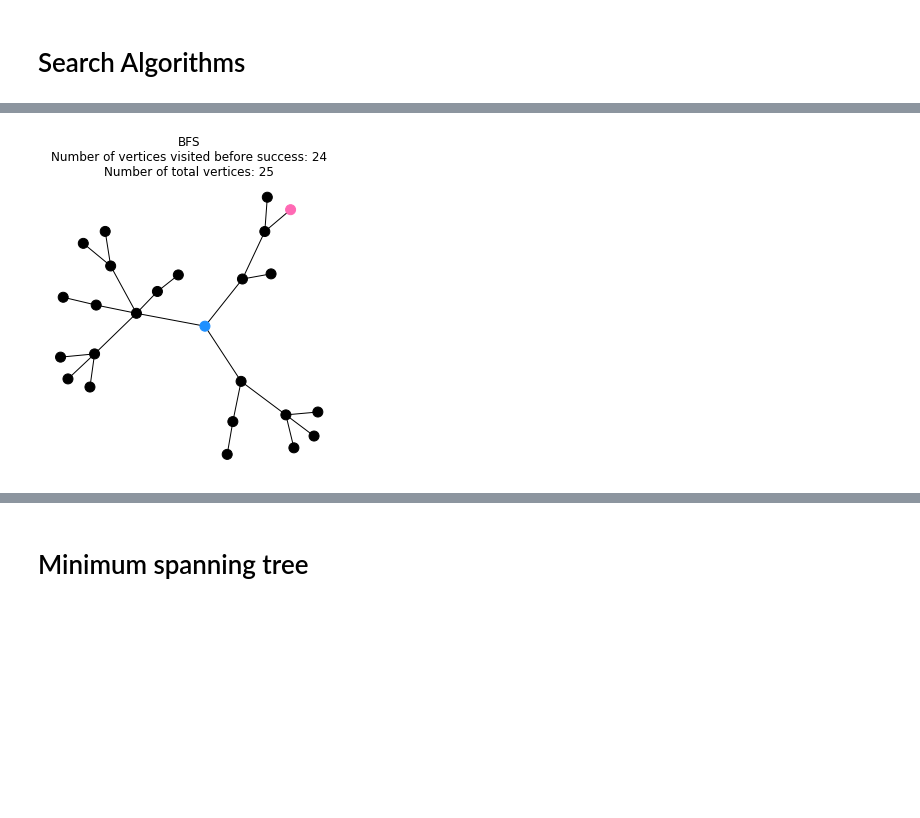
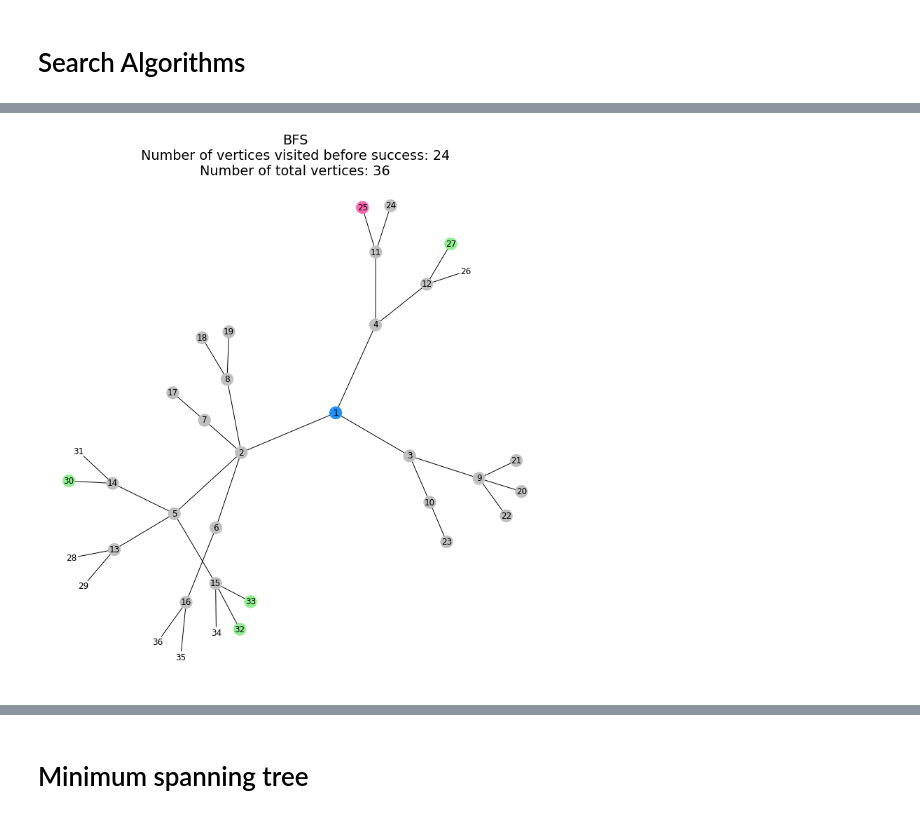
Before and after one commit to juliaolivieri/WiDS_graph_algorithms, a Jupyter notebook: Graph_Search.ipynb, the cells around one changed output, grey strips where cells are left out. Saved outputs shown, nothing was run; the diff lists cells and outputs as text; code cells hidden in the pictures; blank space fills up the shorter version.

```diff
--- a/Graph_Search.ipynb
+++ b/Graph_Search.ipynb
@@ -27,3 +27,7 @@ from collections import defaultdict
 import matplotlib.pyplot as plt
 import networkx as nx
 import numpy as np
+
+from graph_utils import *
+
+plt.rcParams.update({'font.size': 16})
@@ -32,18 +34,29 @@ import numpy as np
 # %%
 def BFS(adjacency_dict, target,start=1):
+    """Perform breadth first search for 'true' targets given adjacency dictionary"""
+
+    # keep track of vertices that have been visited
     visited_bfs = [start]
+
+    # keep track of the "next layer" of vertices
     next_layer = [start]
     num_steps = 0
+
+    # stop when there are no more "layers" of vertices to visit
     while (len(next_layer) > 0):
+
         current_layer = next_layer
         next_layer = []
 
+        # visit each vertex in the current layer
         for vertex in current_layer:
 
+            # add the neighbors of each vertex in the current layer to the next layer
             for neighbor in [x for x in adjacency_dict[vertex] if x not in visited_bfs]:
                 num_steps += 1
+
+                # check whether each neighbor is 'true'; if so, stop the search
                 if target[neighbor]:
-
                     return neighbor, num_steps, visited_bfs
                 else:
                     visited_bfs.append(neighbor)
@@ -255,14 +135,23 @@ def create_search_tree(vertex_limit, poisson_param, p, seed, close_solutions):
 # %%
 # graph parameters
 seed = 123
-vertex_limit = 25
+vertex_limit = 35
 poisson_param = 3
 p = 0.6
 close_solutions = False
+
+# seed = 123
+# vertex_limit = 35
+# poisson_param = 3
+# p = 0.4
+# close_solutions = True
+
 adjacency_dict, target, colors, sizes, g, my_pos = create_search_tree(vertex_limit, poisson_param, p, seed, close_solutions)
 # %%
 # figure parameters
-fig_size = 4
+fig_size = 10
+
+
 small_size = 25
 large_size = 100
 # %%
@@ -274,22 +165,23 @@ plt.show()
 # %%
 np.random.seed(123)
 plt.figure(figsize=(fig_size,fig_size))
 
 found_vertex, num_steps, visited = BFS(adjacency_dict, target)
 
 BFS_colors = colors.copy()
 BFS_sizes = sizes.copy()
 for v in visited:
     if v != 1:
-        BFS_colors[v-1] = "black"
+        BFS_colors[v-1] = "silver"
         BFS_sizes[v - 1] = large_size
 if found_vertex is not None:
     BFS_colors[found_vertex-1] = "hotpink"
-nx.draw(g, pos=my_pos, node_color = BFS_colors, node_size = BFS_sizes,with_labels=False)
+    #node_size = BFS_sizes,
+nx.draw(g, pos=my_pos, node_color = BFS_colors, with_labels=True)
 plt.title("BFS\nNumber of vertices visited before success: {}\nNumber of total vertices: {}".format(num_steps,max(adjacency_dict)))
 plt.show()
 # %% [output]
-[figure, old version]
+[figure, new version]
 # %%
 np.random.seed(123)
 plt.figure(figsize=(fig_size,fig_size))
```
Also changed, not shown: parts of 13 cells of this notebook, 2 other files.
